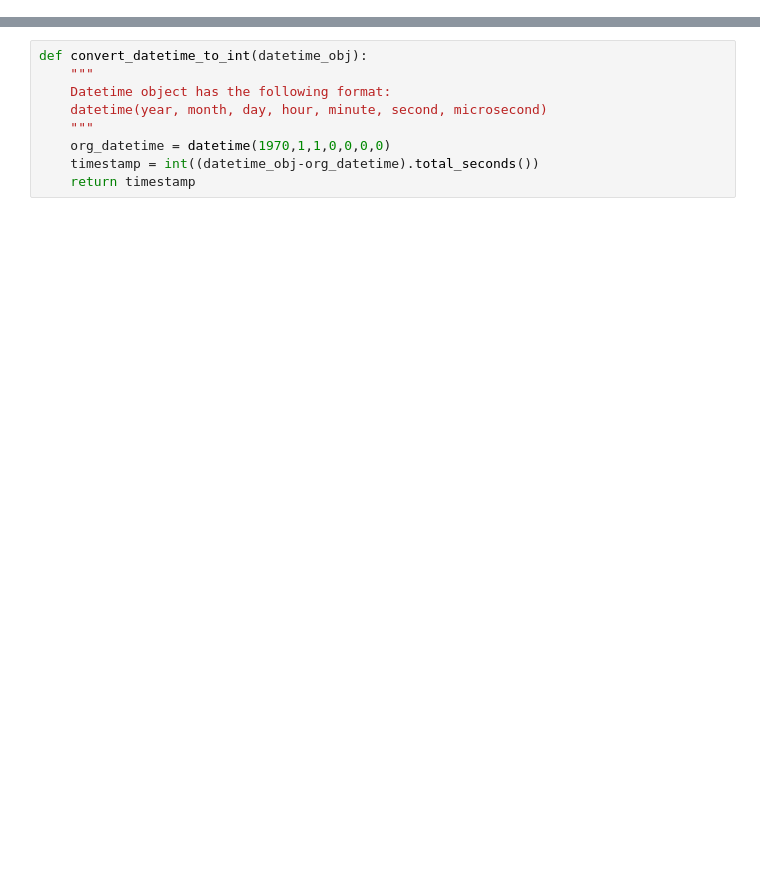
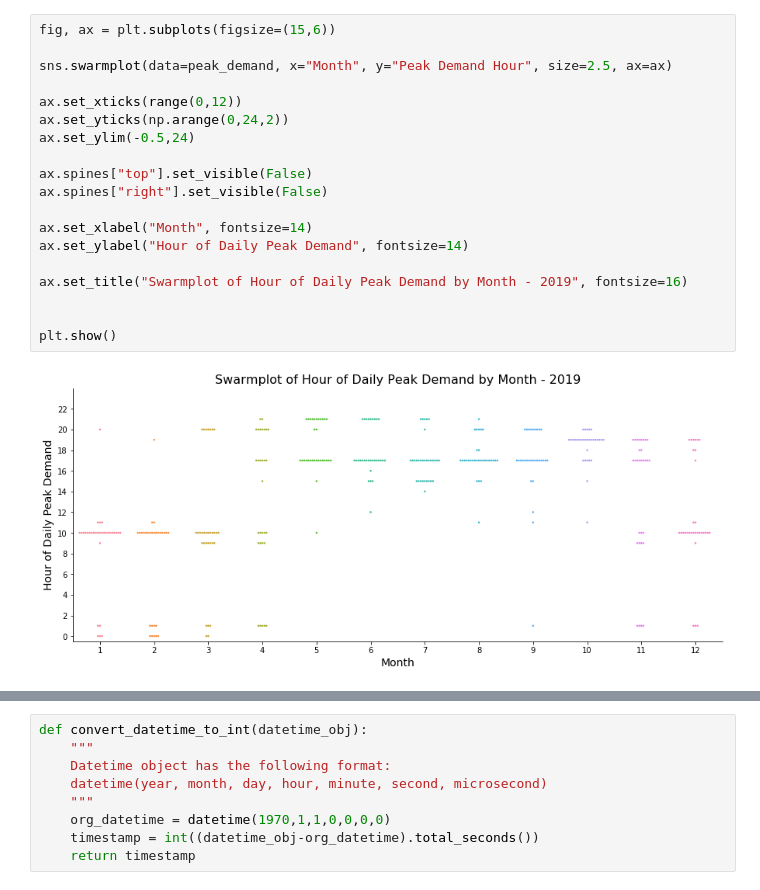
Before and after one commit to gwpicard/electricitymap-challenge, a Jupyter notebook: hourly_production.ipynb, the cells around one changed output, grey strips where cells are left out. Cells and saved outputs as stored; diff of their text form; blank space fills up the shorter version.

```diff
--- a/hourly_production.ipynb
+++ b/hourly_production.ipynb
@@ -23,0 +312,21 @@ from datetime import datetime
+# %%
+fig, ax = plt.subplots(figsize=(15,6))
+
+sns.swarmplot(data=peak_demand, x="Month", y="Peak Demand Hour", size=2.5, ax=ax)
+
+ax.set_xticks(range(0,12))
+ax.set_yticks(np.arange(0,24,2))
+ax.set_ylim(-0.5,24)
+
+ax.spines["top"].set_visible(False)
+ax.spines["right"].set_visible(False)
+
+ax.set_xlabel("Month", fontsize=14)
+ax.set_ylabel("Hour of Daily Peak Demand", fontsize=14)
+
+ax.set_title("Swarmplot of Hour of Daily Peak Demand by Month - 2019", fontsize=16)
+
+
+plt.show()
+# %% [output]
+[figure, added]
```
Also changed, not shown: parts of 69 cells of this notebook, 20 other files.
